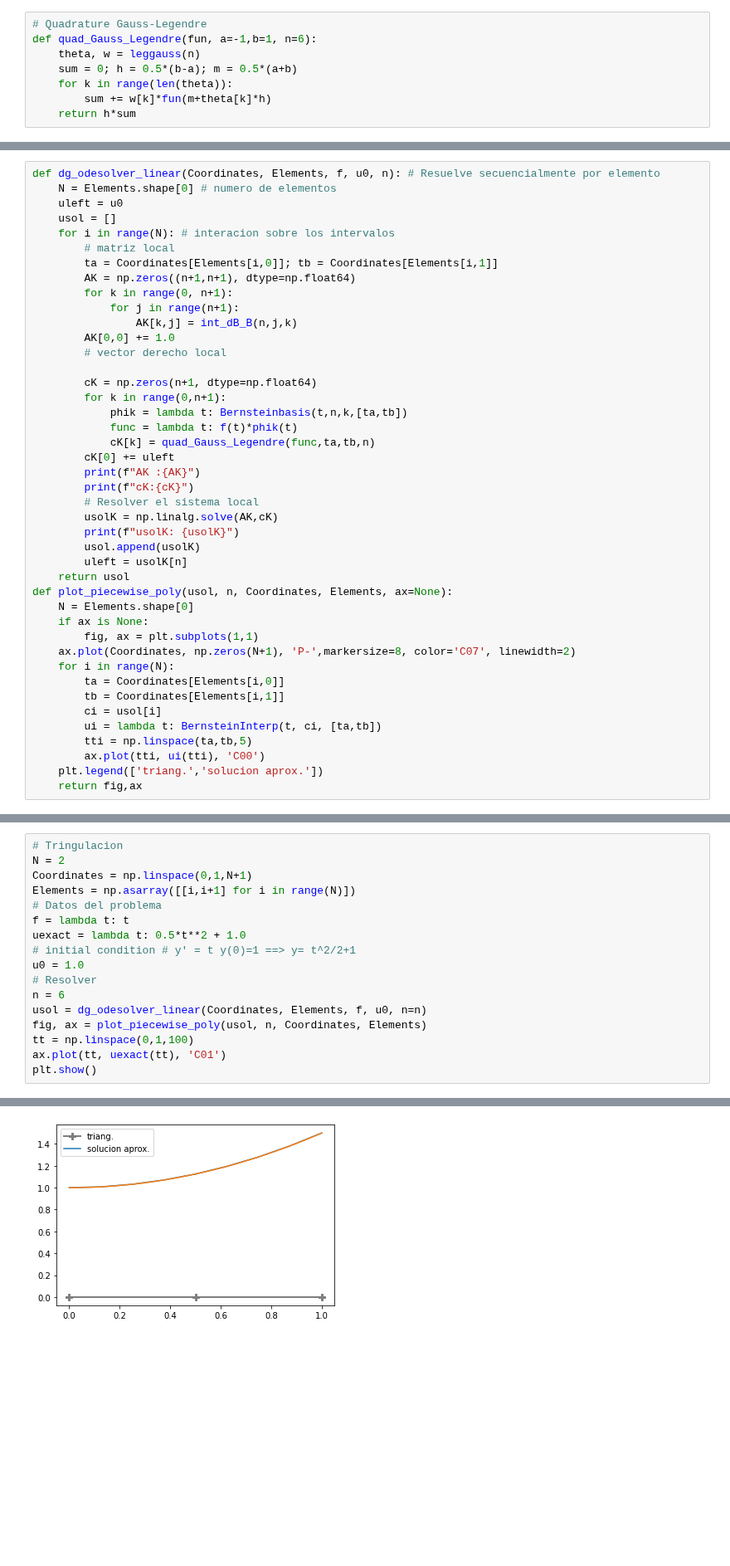
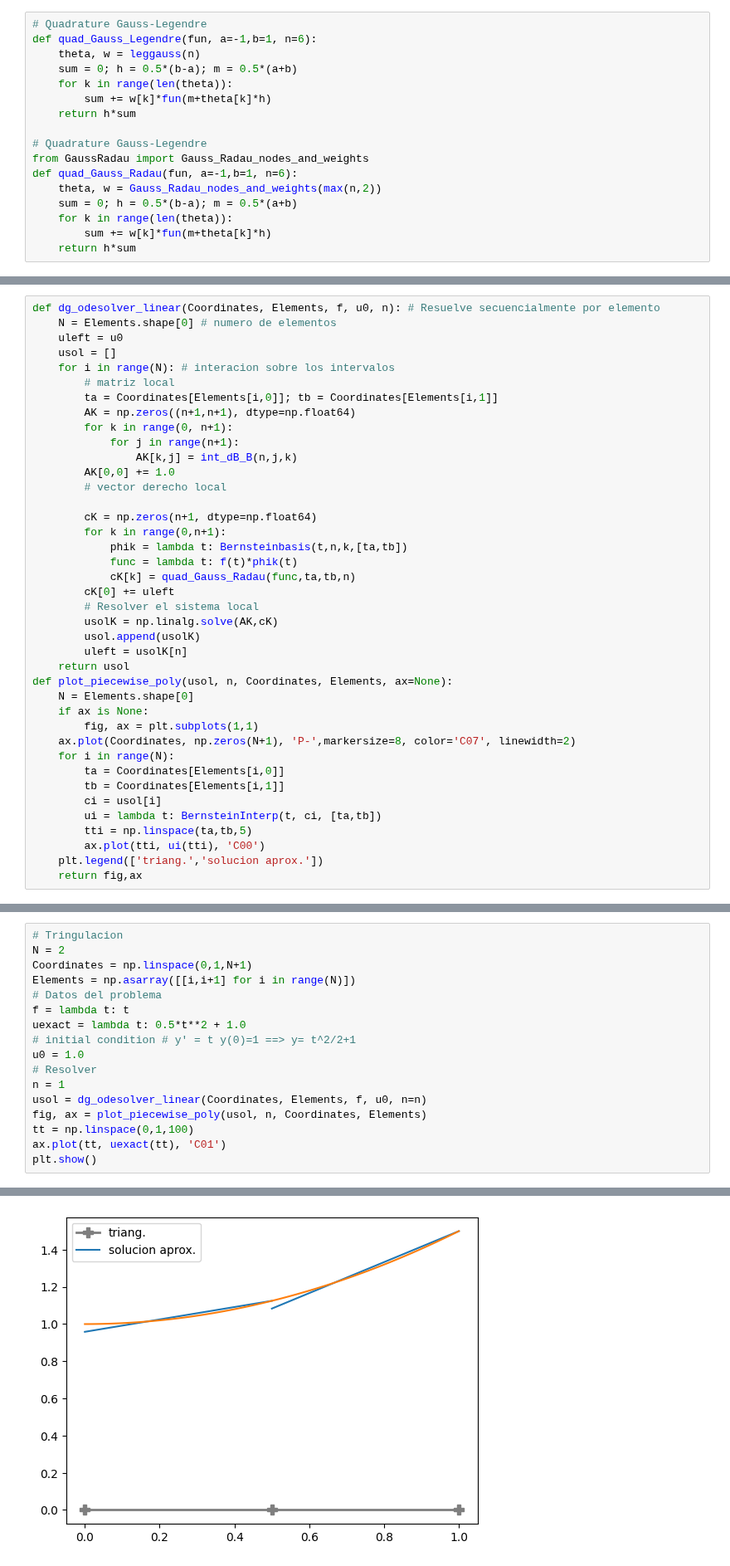
Before and after one commit to ManuelSanchezUribe/ManuelSanchezUribe.github.io, a Jupyter notebook: IMT3410/Capitulo1_DG_for_ODEs.ipynb, the cells around one changed output, grey strips where cells are left out. Shown at 83% size. Saved outputs shown, nothing was run; the diff lists cells and outputs as text; blank space fills up the shorter version.

```diff
--- a/IMT3410/Capitulo1_DG_for_ODEs.ipynb
+++ b/IMT3410/Capitulo1_DG_for_ODEs.ipynb
@@ -30,6 +109,15 @@ def quad_Gauss_Legendre(fun, a=-1,b=1, n=6):
     for k in range(len(theta)):
         sum += w[k]*fun(m+theta[k]*h)
     return h*sum
+
+# Quadrature Gauss-Legendre
+from GaussRadau import Gauss_Radau_nodes_and_weights
+def quad_Gauss_Radau(fun, a=-1,b=1, n=6):
+    theta, w = Gauss_Radau_nodes_and_weights(max(n,2))
+    sum = 0; h = 0.5*(b-a); m = 0.5*(a+b)
+    for k in range(len(theta)):
+        sum += w[k]*fun(m+theta[k]*h)
+    return h*sum
 # %% [markdown]
 ## Triangulacion de elementos finitos
 # %%
@@ -105,13 +193,10 @@ def dg_odesolver_linear(Coordinates, Elements, f, u0, n): # Resuelve secuencialm
         for k in range(0,n+1):
             phik = lambda t: Bernsteinbasis(t,n,k,[ta,tb])
             func = lambda t: f(t)*phik(t)
-            cK[k] = quad_Gauss_Legendre(func,ta,tb,n)
+            cK[k] = quad_Gauss_Radau(func,ta,tb,n)
         cK[0] += uleft
-        print(f"AK :{AK}")
-        print(f"cK:{cK}")
         # Resolver el sistema local
         usolK = np.linalg.solve(AK,cK)
-        print(f"usolK: {usolK}")
         usol.append(usolK)
         uleft = usolK[n]
     return usol
@@ -143,7 +228,7 @@ uexact = lambda t: 0.5*t**2 + 1.0
 # initial condition # y' = t y(0)=1 ==> y= t^2/2+1
 u0 = 1.0
 # Resolver
-n = 6
+n = 1
 usol = dg_odesolver_linear(Coordinates, Elements, f, u0, n=n)
 fig, ax = plot_piecewise_poly(usol, n, Coordinates, Elements)
 tt = np.linspace(0,1,100)
@@ -170,4 +238,4 @@ usolK: [1.125      1.16666667 1.21666667 1.275      1.34166667 1.41666667
-[figure, old version]
+[figure, new version]
 # %%
 # Tringulacion
 N = 2
```
Also changed, not shown: parts of 8 cells of this notebook, 1 other file.
